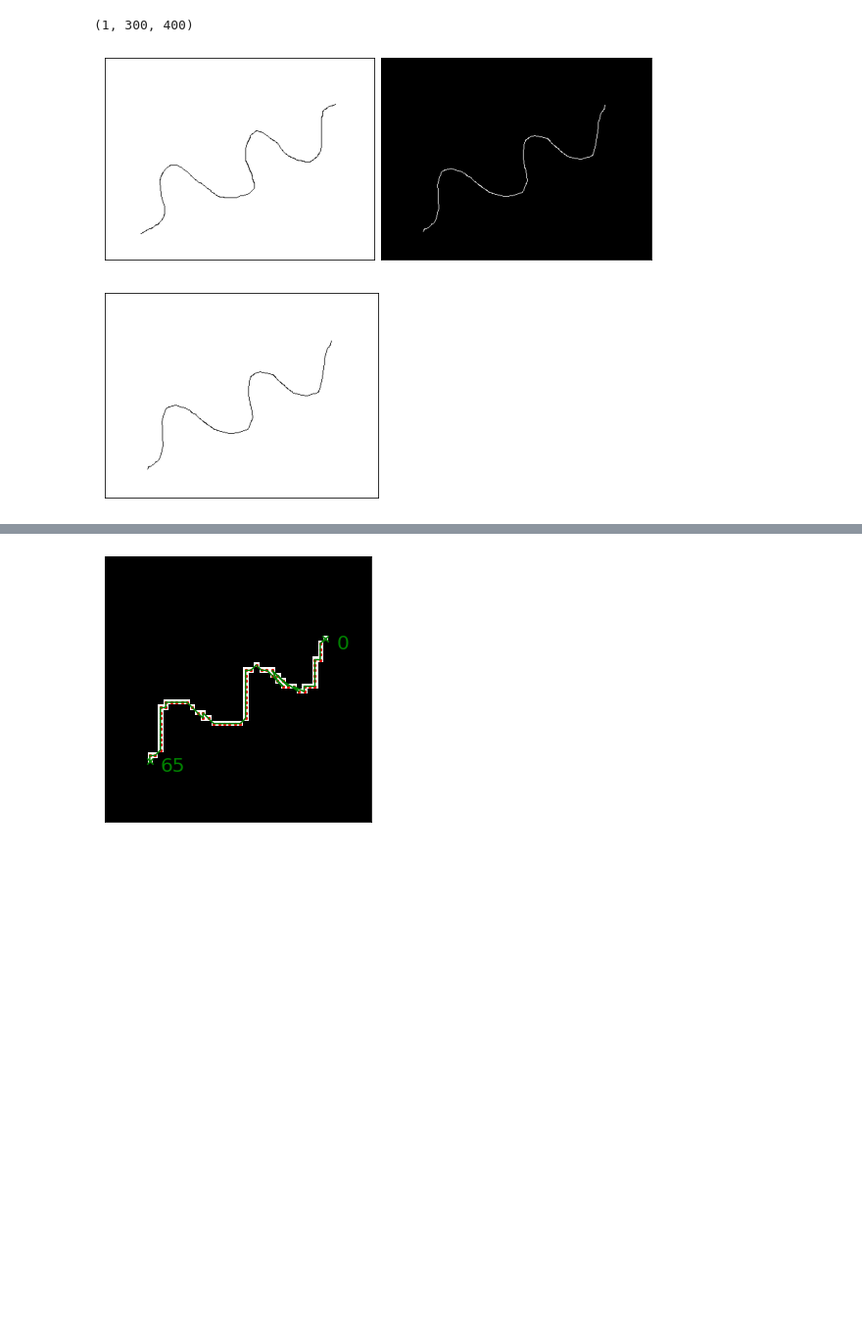
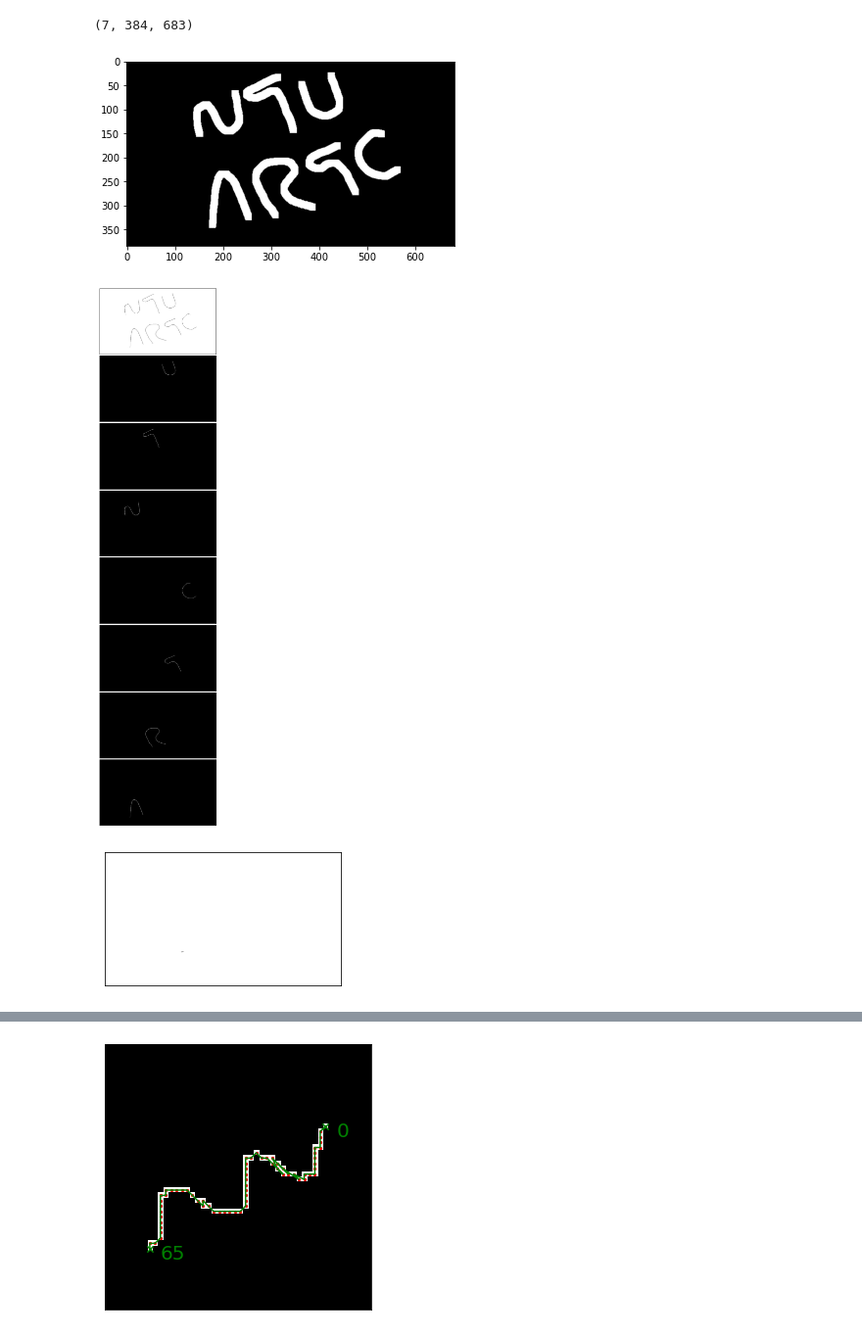
Before and after one commit to NanyangBot/task_planning, a Jupyter notebook: notebooks/drawline.ipynb, the cells around one changed output, grey strips where cells are left out. Shown at 98% size. Cells and saved outputs as stored; diff of their text form; code cells hidden in the pictures; blank space fills up the shorter version.

Commit message:
Testing path for demo image (ntu-artc.png)

```diff
--- a/notebooks/drawline.ipynb
+++ b/notebooks/drawline.ipynb
@@ -9,7 +9,7 @@ from skimage.transform import resize, pyramid_reduce
 def plot(images):
     s = 5
     n = len(images)
-    fig, ax = plt.subplots(1,n,figsize=(s*n,s))
+    fig, ax = plt.subplots(n,1,figsize=(s,s/2*n))
     if n==1:
         ax = imshow(ax,images[-1])
     else:
@@ -67,30 +67,35 @@ def get_square(image, square_size):
     else:
         mask = resize(mask, (square_size, square_size))
         #mask = cv2.resize(mask, (square_size, square_size), interpolation = cv2.INTER_AREA)
-    return mask
+
+    if (mask.shape[0] > square_size):
+        return mask[1:,1:]
+    else:
+        return mask
 # %%
-img0 = cv2.imread('/home/rosi/atika-project/work/2023/iafpp-wp1.3-motion-planner/code/trajectory_planner_ws/src/task_planning/images/freehand.png',0)
-img = cv2.blur(img0, (35, 35))
+img0 = cv2.imread('/home/rosi/artc/workspaces/ntubot_ws/src/task_planning/images/ntu-artc-3.png',0)
+img = cv2.blur(img0, (15, 15))
 img = cv2.threshold(img, 250, 255, 0)[1]
 img = cv2.bitwise_not(img)
-#plt.imshow(img,cmap='gray')
+plt.imshow(img,cmap='gray')
 
 output = cv2.connectedComponentsWithStatsWithAlgorithm(img,8,cv2.CV_16U,-1)
 (numLabels, labels, _, _) = output
 tmp = np.zeros((numLabels-1,)+img0.shape, dtype=np.uint8)
 for l in range(1,numLabels):
     tmp[l-1][np.where(labels == l)] = 255
 print(tmp.shape)
 
 imgs = [img0]
 for t in tmp:
     t2 = cv2.ximgproc.thinning(t, cv2.ximgproc.THINNING_ZHANGSUEN)
     imgs.append(t2)
 plot(imgs)
 #plot([t for t in tmp])
 # %% [output]
-(1, 300, 400)
+(7, 384, 683)
-[figure, old version]
+[figure, new version]
+[figure, added]
 # %%
 #thresh = imgs[-1]
 #blur = cv2.blur(img, (35, 35))
@@ -98,5 +103,5 @@ plot(imgs)
 thresh = cv2.threshold(imgs[-1], 250, 255, cv2.THRESH_BINARY_INV)[1]
 plot([thresh])
 # %% [output]
-[figure, old version]
+[figure, new version]
 # %%
```
Also changed, not shown: parts of 10 cells of this notebook, 2 other files.
